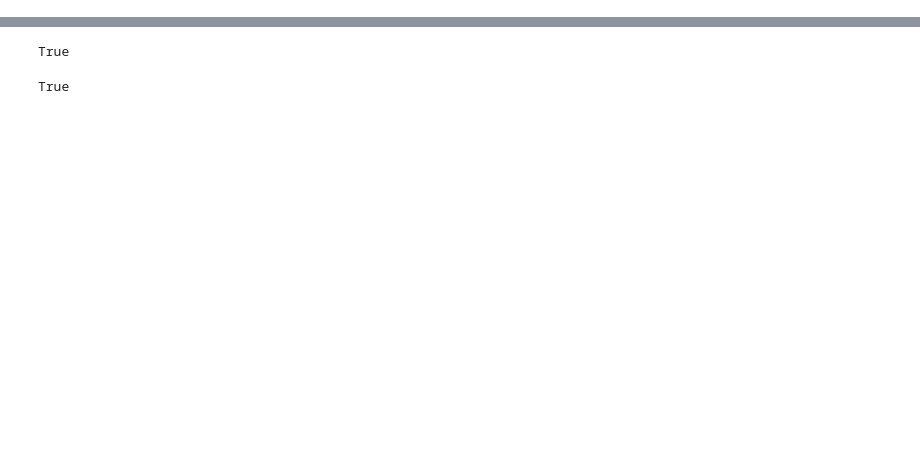
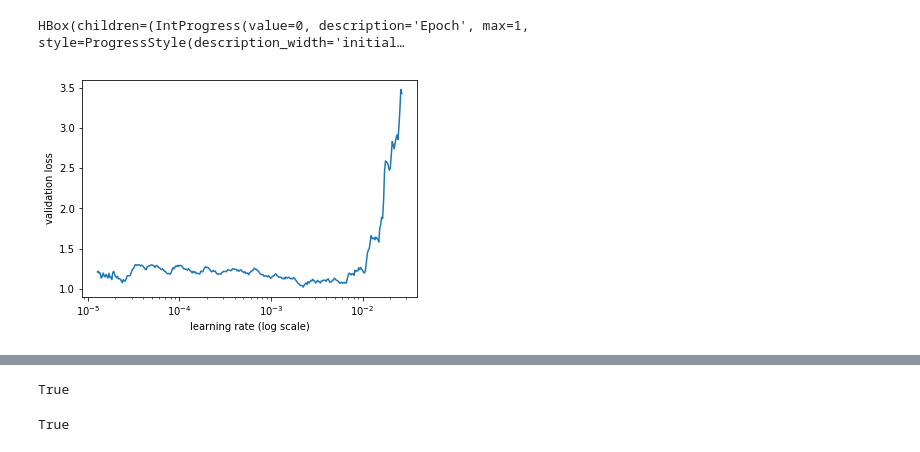
Before and after one commit to UVA-DSI-2019-Capstones/CHRC, a Jupyter notebook: models/resnet34_lowres_images_with_duplicates_2200_staintools_CAM.ipynb, the cells around one changed output, grey strips where cells are left out. Cells and saved outputs as stored; diff of their text form; code cells hidden in the pictures; blank space fills up the shorter version.

Commit message:
updated end to end lowres 2200 model with heatmap

```diff
--- a/models/resnet34_lowres_images_with_duplicates_2200_staintools_CAM.ipynb
+++ b/models/resnet34_lowres_images_with_duplicates_2200_staintools_CAM.ipynb
@@ -19,3 +20,6 @@ PATH = "/scratch/kk4ze/data_lowres_2200x2200_augmented_duplicated/"
 sz = 2200
 arch = resnet34
 bs = 4
+# %%
+data = ImageClassifierData.from_paths(PATH, tfms=tfms_from_model(arch, sz),bs=2)
+learn = ConvLearner.pretrained(arch, data, precompute=True)
@@ -22,3 +47,10 @@ bs = 4
+# %%
+learn = ConvLearner.pretrained(arch, data, precompute=True)
+lrf=learn.lr_find()
+learn.sched.plot()
+# %% [output]
+HBox(children=(IntProgress(value=0, description='Epoch', max=1, style=ProgressStyle(description_width='initial…
+[figure, added]
 # %%
 m = arch(True)
 # %%
```
Also changed, not shown: parts of 29 cells of this notebook, 8 other files.
